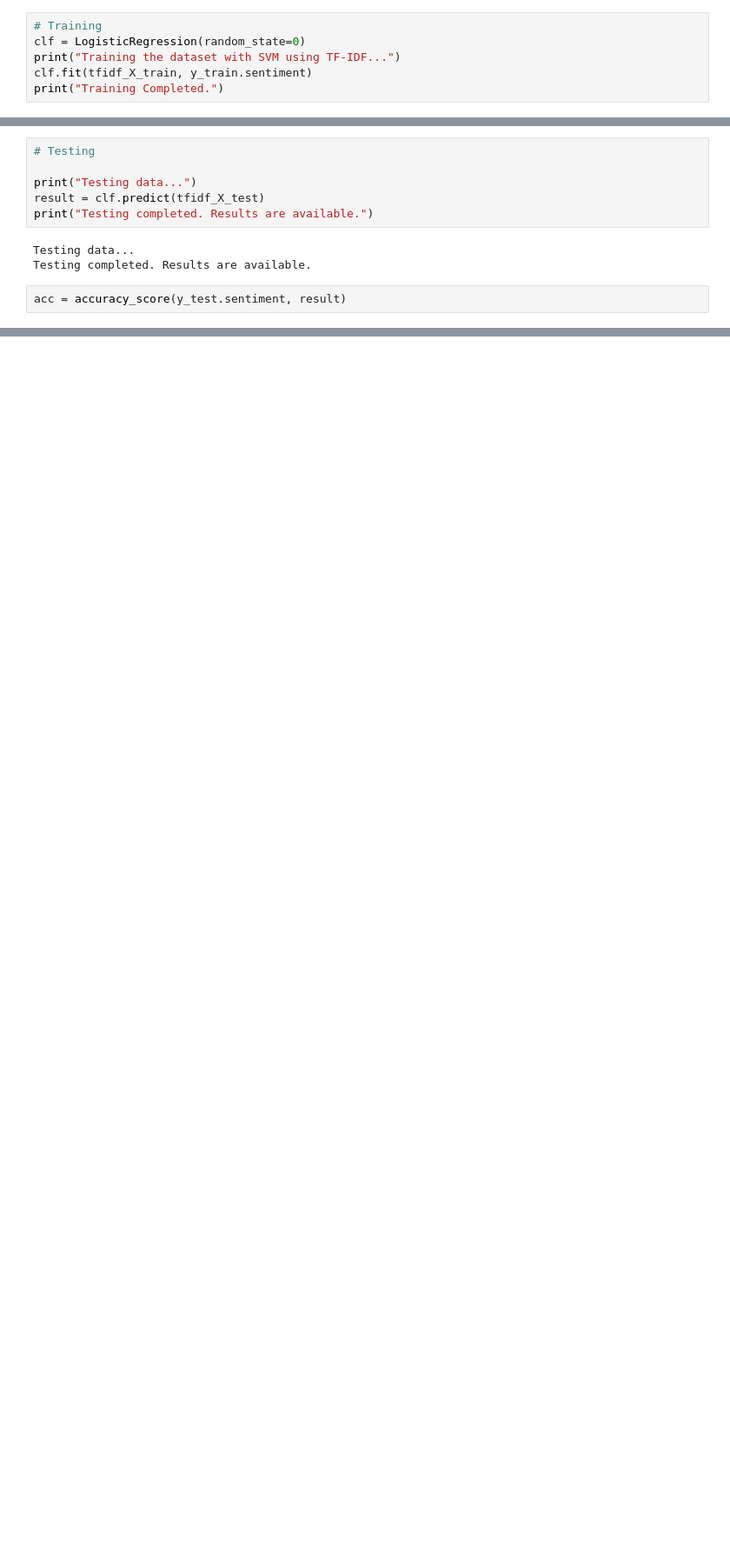
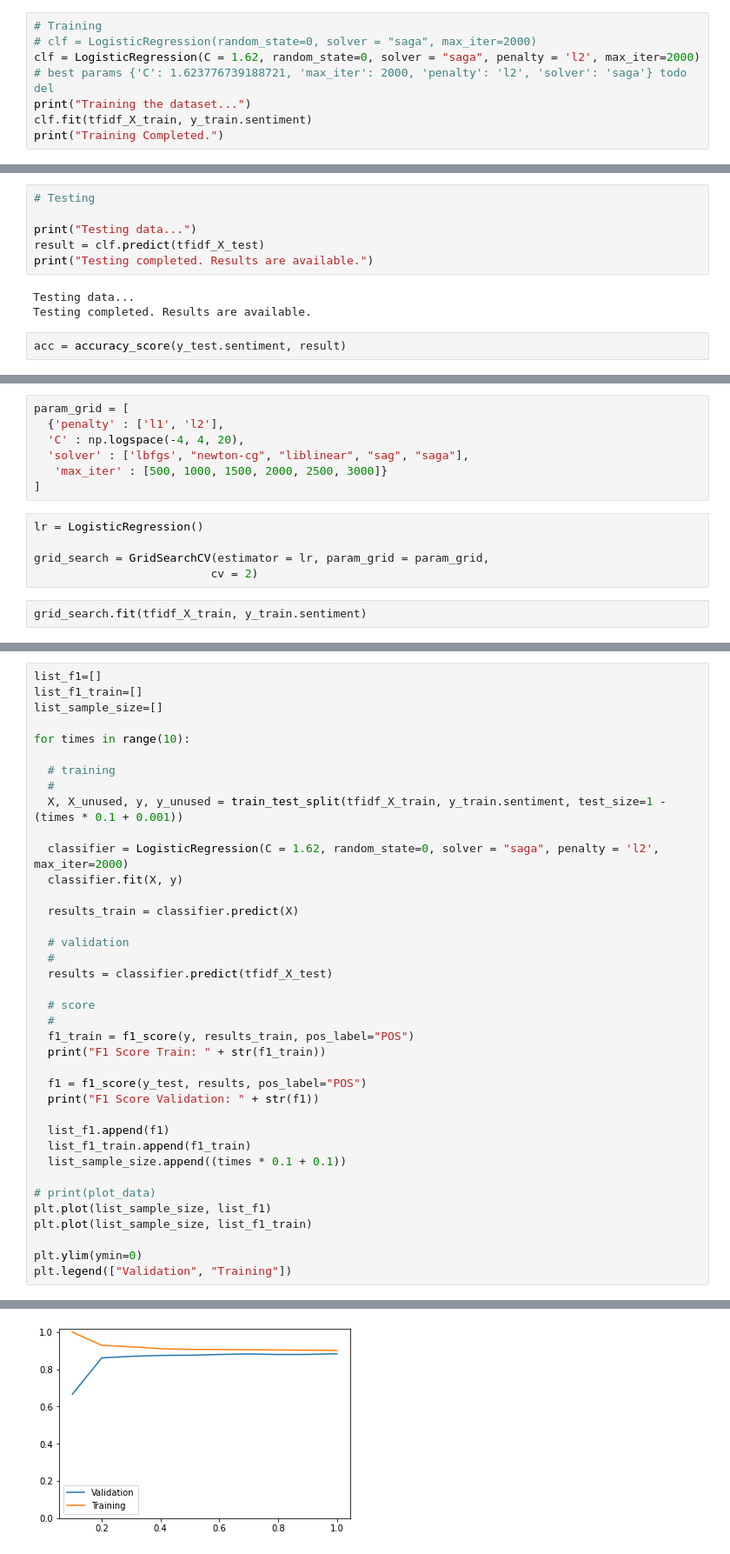
Before and after one commit to EliasEconomou/AI2-Natural-Language-Processing, a Jupyter notebook: Natural_Language_Processing_1.ipynb, the cells around one changed output, grey strips where cells are left out. Shown: that part at 87% size. Drawn from its saved outputs; the diff is of its cells as text; blank space fills up the shorter version.

Commit message:
grid search - best parameters

```diff
--- a/Natural_Language_Processing_1.ipynb
+++ b/Natural_Language_Processing_1.ipynb
@@ -278,8 +279,10 @@ print(tfidf_vectorizer.vocabulary_)
 # print(tfidf_X_train),print(X_train)
 # %%
 # Training
-clf = LogisticRegression(random_state=0)
-print("Training the dataset with SVM using TF-IDF...")
+# clf = LogisticRegression(random_state=0, solver = "saga", max_iter=2000)
+clf = LogisticRegression(C = 1.62, random_state=0, solver = "saga", penalty = 'l2', max_iter=2000)
+# best params {'C': 1.623776739188721, 'max_iter': 2000, 'penalty': 'l2', 'solver': 'saga'} todo del
+print("Training the dataset...")
 clf.fit(tfidf_X_train, y_train.sentiment)
 print("Training Completed.")
 # %% [output]
@@ -310,0 +319,14 @@ acc
+# %%
+param_grid = [
+  {'penalty' : ['l1', 'l2'],
+  'C' : np.logspace(-4, 4, 20),
+  'solver' : ['lbfgs', "newton-cg", "liblinear", "sag", "saga"],
+   'max_iter' : [500, 1000, 1500, 2000, 2500, 3000]}
+]
+# %%
+lr = LogisticRegression()
+
+grid_search = GridSearchCV(estimator = lr, param_grid = param_grid,
+                          cv = 2)
+# %%
+grid_search.fit(tfidf_X_train, y_train.sentiment)
@@ -310,0 +408,39 @@ acc
+# %%
+list_f1=[]
+list_f1_train=[]
+list_sample_size=[]
+
+for times in range(10):
+
+  # training
+  #
+  X, X_unused, y, y_unused = train_test_split(tfidf_X_train, y_train.sentiment, test_size=1 - (times * 0.1 + 0.001))
+
+  classifier = LogisticRegression(C = 1.62, random_state=0, solver = "saga", penalty = 'l2', max_iter=2000)
+  classifier.fit(X, y)
+
+  results_train = classifier.predict(X)
+
+  # validation
+  #
+  results = classifier.predict(tfidf_X_test)
+
+  # score
+  #
+  f1_train = f1_score(y, results_train, pos_label="POS")
+  print("F1 Score Train: " + str(f1_train))
+
+  f1 = f1_score(y_test, results, pos_label="POS")
+  print("F1 Score Validation: " + str(f1))
+
+  list_f1.append(f1)
+  list_f1_train.append(f1_train)
+  list_sample_size.append((times * 0.1 + 0.1))
+
+# print(plot_data)
+plt.plot(list_sample_size, list_f1)
+plt.plot(list_sample_size, list_f1_train)
+
+plt.ylim(ymin=0)
+plt.legend(["Validation", "Training"])
+# %% [output]
@@ -310,0 +468 @@ acc
+[figure, added]
```
Also changed, not shown: parts of 22 cells of this notebook.
